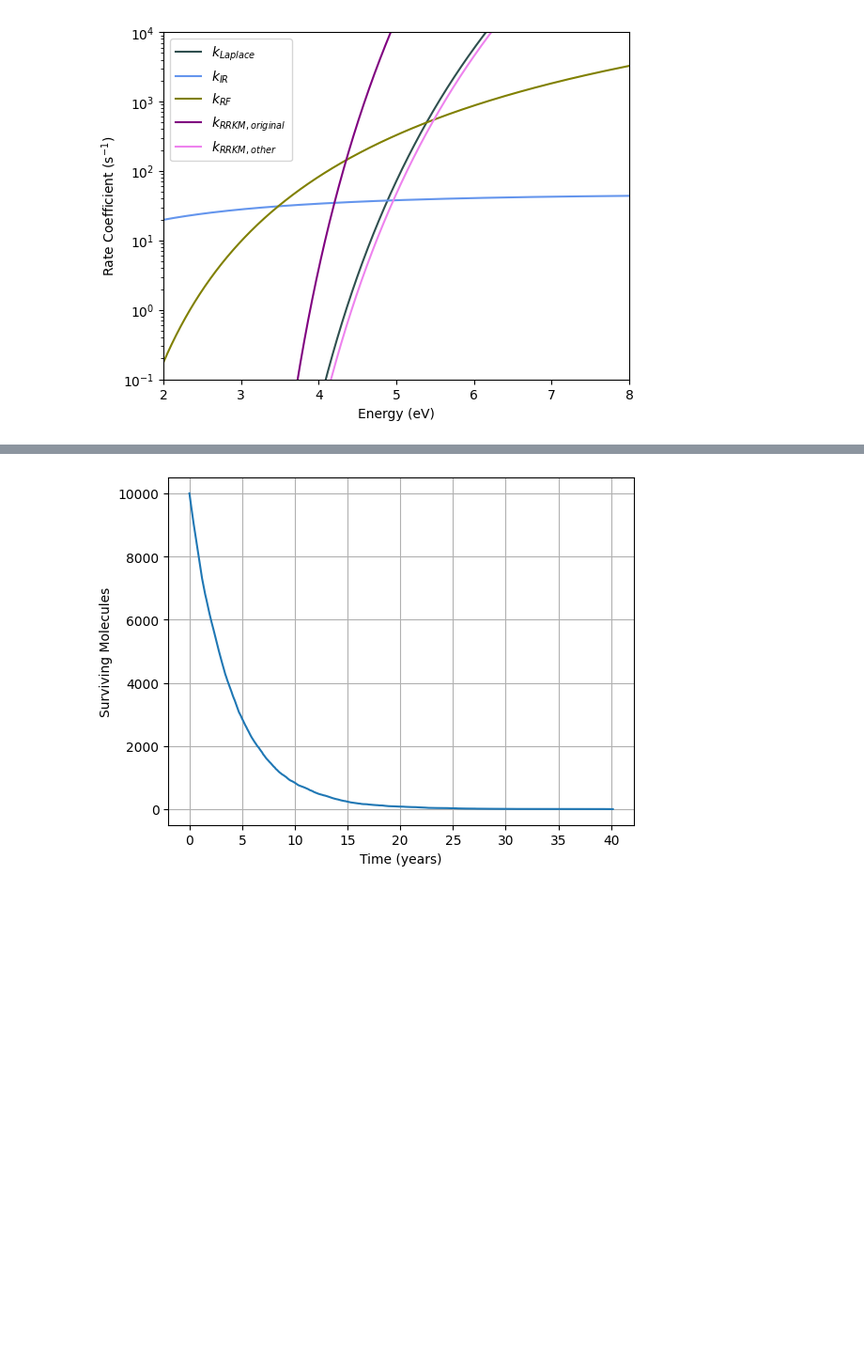
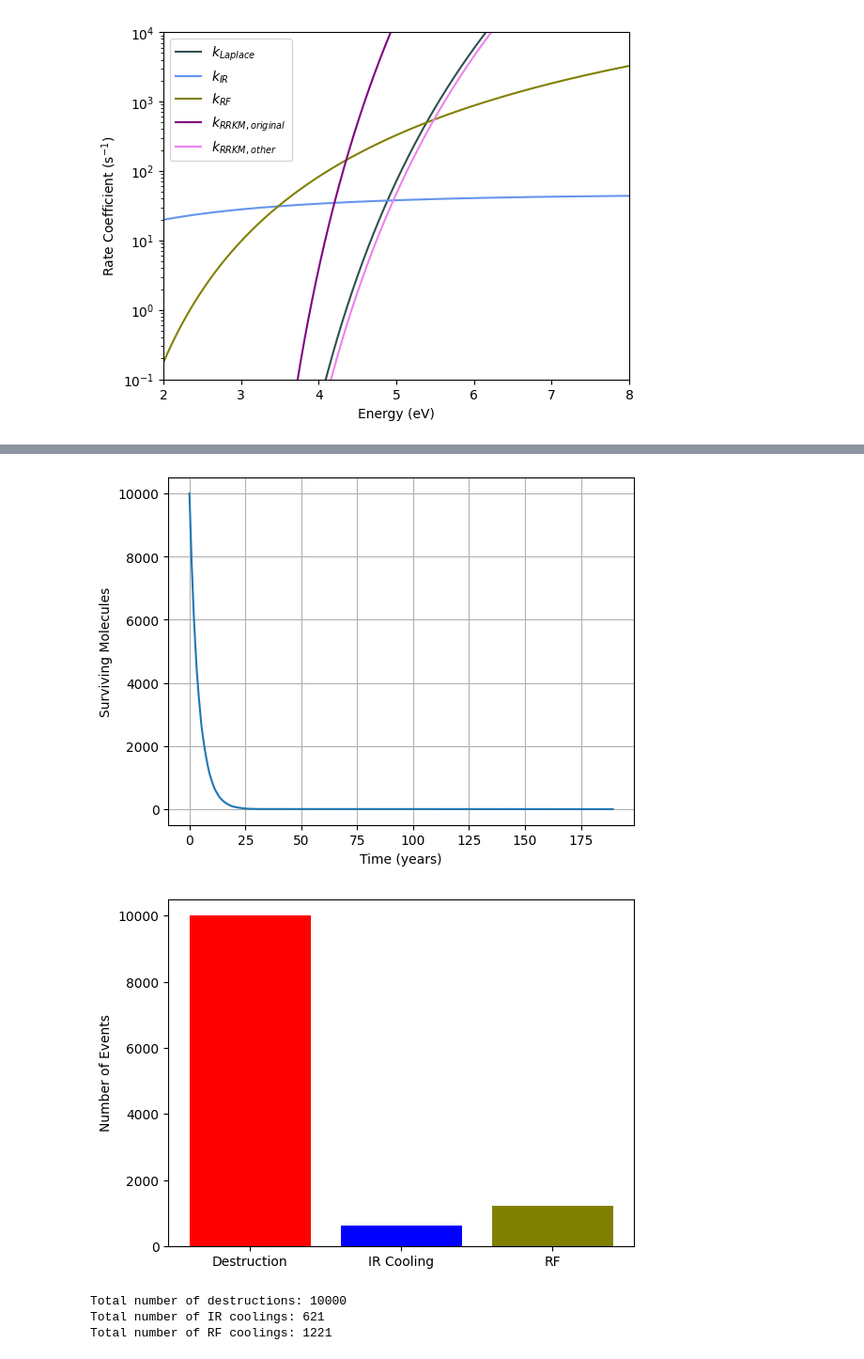
Before and after one commit to mustafa9812/Project-Cynap, a Jupyter notebook: scripts/calculations.ipynb, the cells around one changed output, grey strips where cells are left out. Shown at 94% size. Drawn from its saved outputs; the diff is of its cells as text; code cells hidden in the pictures; blank space fills up the shorter version.

```diff
--- a/scripts/calculations.ipynb
+++ b/scripts/calculations.ipynb
@@ -987,13 +987,11 @@ plt.savefig(r'C:\Users\Mustafa\Documents\GitHub\Project-Cynap\plots\Cation-1cyan
 # PARAMETERS FOR MONTE CARLO SIMULATION
 num_molecules = 10000
 E_min = 3.82  # eV, lower limit
-E_max = 12   # eV, upper limit
+E_max = 13.6   # eV, upper limit
 Nc = 11
 G0 = 1 # FUV Habing field for the NGC 7023 region
 t_uv = 1.4e9 / (Nc * G0)
-total_time = 3153600000 # in seconds
-dt = total_time / 1000  # ~31,557.6 seconds per timestep
-timesteps = int(total_time / dt)
+dt = 3.1536e7 / 10  # e.g. 1/10th of a year per step, adjust as needed
 
 # LISTS AND ARRAYS
 interp_RRKM = interp1d(C_RRKM_filtered_energies_list_eV, C_k_RRKM_list, bounds_error=False, fill_value=0)
@@ -1006,25 +1004,28 @@ survival_history = []
 time_history = []
 total_average = []
 
-for t in range(timesteps):
+# EVENT COUNTERS
+rf_count = 0
+ir_count = 0
+destruction_count = 0
+
+t = 0
+current_time = 0.0
+while np.any(molecule_alive):
     alive_mask = molecule_alive
-    if not np.any(alive_mask):
-        survival_history.append(0)
-        time_history.append(t * dt)
-        break # All molecules are destroyed = break the loop
 
     E = molecule_energies[alive_mask]
     idx = np.where(alive_mask)[0]
     was_excited = molecule_excited[idx]
 
+    # RATES
     k_RRKM = interp_RRKM(E)
     k_IR = interp_IR(E)
     k_RF = interp_RF(E)
 
-    # Zero out rates if molecule not yet excited or below thresholds
+    # THRESHOLDS
     k_RRKM[E < C_RRKM_filtered_energies_list_eV[0]] = 0
     k_RF[E < RF_filtered_energies_list_eV[0]] = 0
-
     k_RRKM[~was_excited] = 0
     k_IR[~was_excited] = 0
     k_RF[~was_excited] = 0
@@ -1041,39 +1042,60 @@ for t in range(timesteps):
     p_RRKM[over_one] /= p_sum[over_one]
     p_IR[over_one]   /= p_sum[over_one]
     p_RF[over_one]   /= p_sum[over_one]
-    p_FUV_arr[over_one] /= p_sum[over_one] # p_FUV is scalar, so just recalculate for over_one
+    p_FUV_arr[over_one] /= p_sum[over_one]
 
     rand = np.random.rand(np.sum(alive_mask))
-
     rrkm_mask = rand < p_RRKM
     ir_mask = (rand >= p_RRKM) & (rand < p_RRKM + p_IR)
     rf_mask = (rand >= p_RRKM + p_IR) & (rand < p_RRKM + p_IR + p_RF)
     fuv_mask = (rand >= p_RRKM + p_IR + p_RF) & (rand < p_RRKM + p_IR + p_RF + p_FUV_arr)
 
+    # EVENT COUNTS
+    destruction_count += np.sum(rrkm_mask)
+    ir_count += np.sum(ir_mask)
+    rf_count += np.sum(rf_mask)
+
+    # UPDATE MOLECULE INTERNAL ENERGY
     molecule_alive[idx[rrkm_mask]] = False
-    molecule_energies[idx[ir_mask]] = np.maximum(E[ir_mask] - 0.05, E_min)
 
-    E_RF_LOSS = np.random.uniform(2.0, 4.0, size=np.sum(rf_mask))
-    molecule_energies[idx[rf_mask]] = np.maximum(E[rf_mask] - E_RF_LOSS, E_min)
+    molecule_energies[idx[ir_mask]] = E_min
+    molecule_energies[idx[rf_mask]] = E_min
 
     E_FUV_GAIN = np.random.uniform(0.5, 13.6, size=np.sum(fuv_mask))
     molecule_energies[idx[fuv_mask]] = np.minimum(E[fuv_mask] + E_FUV_GAIN, E_max)
     molecule_excited[idx[fuv_mask]] = True
 
+    # APPEND HISTORIES
     survival_history.append(np.sum(molecule_alive))
-    time_history.append(t * dt)
+    time_history.append(current_time)
     avg_energy = np.mean(molecule_energies[molecule_alive]) if np.any(molecule_alive) else 0
     total_average.append(avg_energy)
 
-    if t % (10 * total_time / total_time) == 0:
-        print(f"Time {t*dt /3.15576e7:.3f} years, Alive: {np.sum(molecule_alive)}")
-        #print(f"average energy: {avg_energy:.2f} eV")
-# PLOT
+    current_time += dt
+    t += 1
+
+# FINAL AVERAGE ENERGY
+overall_avg_energy = np.mean(total_average)
+print("Overall average energy:", overall_avg_energy)
+
+# TIME TO ZERO MOLECULES
+years_to_zero = time_history[-1] / 3.15576e7
+print(f"All molecules destroyed after {years_to_zero:.2f} years.")
+
+# PLOTS
 plt.plot(np.array(time_history) / 3.15576e7, survival_history)
 plt.xlabel('Time (years)')
 plt.ylabel('Surviving Molecules')
-# plt.title('Monte Carlo Survivability: 1-Cyanonaphthalene Cation')
 plt.grid(True)
-overall_avg_energy = np.mean(total_average)
-print("Overall average energy:", overall_avg_energy)
+plt.show()
+
+event_labels = ['Destruction', 'IR Cooling', 'RF']
+event_counts = [destruction_count, ir_count, rf_count]
+plt.bar(event_labels, event_counts, color=['red', 'blue', 'olive'])
+plt.ylabel('Number of Events')
+plt.show()
+
+print("Total number of destructions:", destruction_count)
+print("Total number of IR coolings:", ir_count)
+print("Total number of RF coolings:", rf_count)
 # %% [output]
@@ -1097 +1104,5 @@ Overall average energy: 8.189260875815219
-[figure, old version]
+[figure, new version]
+[figure, added]
+Total number of destructions: 10000
+Total number of IR coolings: 621
+Total number of RF coolings: 1221
```
Also changed, not shown: parts of 4 cells of this notebook.
